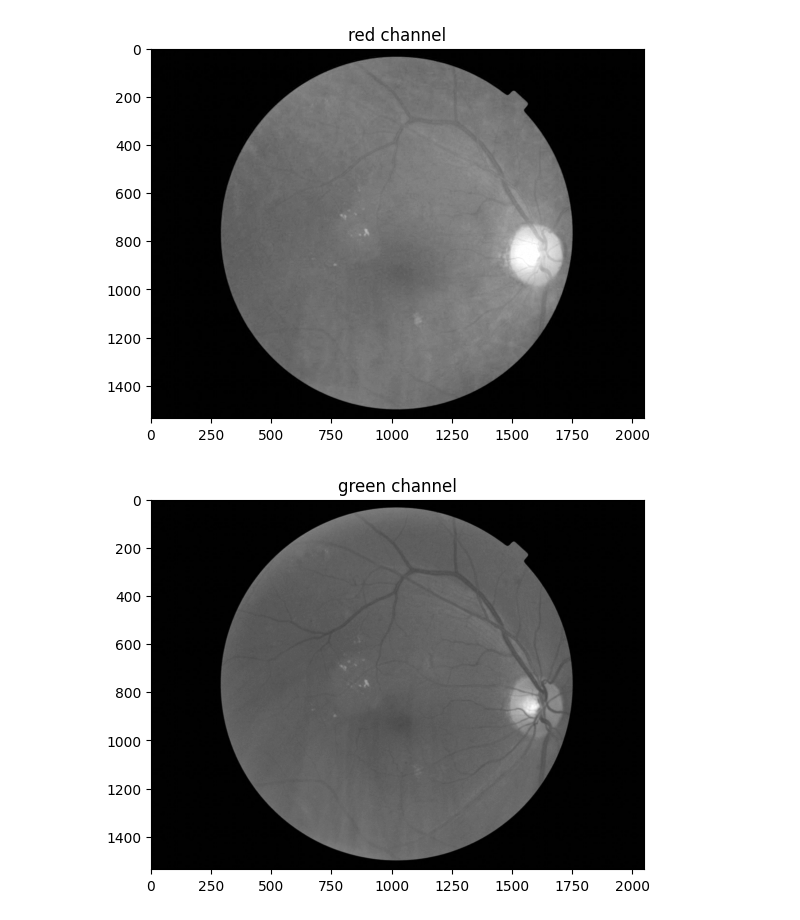
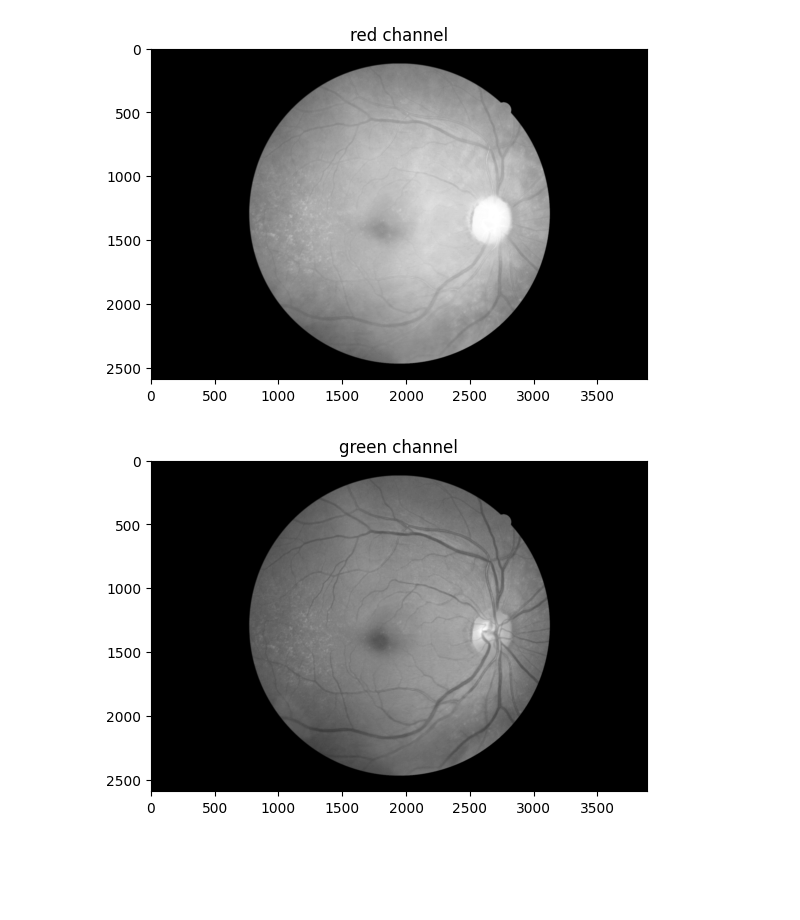
Before and after one commit to SiyungCho/Diabetic-Retinopathy-Detection, a Jupyter notebook: preprocessing.ipynb, the cells around one changed output. Cells and saved outputs as stored; diff of their text form; code cells hidden in the pictures; blank space fills up the shorter version.

```diff
--- a/preprocessing.ipynb
+++ b/preprocessing.ipynb
@@ -11,5 +13,6 @@ import cv2
 # %%
 ## read data
-path = "../train/image/"
+#path = "../train/image/"
+path = "../dataset_images/"
 image_files = os.listdir(path)
 x_train = [cv2.cvtColor(cv2.imread(os.path.join(path, file), cv2.IMREAD_COLOR), cv2.COLOR_BGR2RGB) for file in image_files]
@@ -110,17 +120,18 @@ plt.imshow(x_train_resized[130])
 # %%
 ## many researches used the green channel only as it has the best contrast
 # explore the green channel
-plt.imshow(x_train[230][:, :, 0], cmap='gray')
+idx = 200
+plt.imshow(x_train[idx][:, :, 0], cmap='gray')
 plt.title("red channel")
 plt.show()
-plt.imshow(x_train[230][:, :, 1], cmap='gray')
+plt.imshow(x_train[idx][:, :, 1], cmap='gray')
 plt.title("green channel")
 plt.show()
-plt.imshow(x_train[230][:, :, 2], cmap='gray')
+plt.imshow(x_train[idx][:, :, 2], cmap='gray')
 plt.title("blue channel")
 plt.show()
 # notice the green channel has the best contrast
 x_train_green = x_train_resized[:,:,:,1]
 # %% [output]
-[figure, old version]
+[figure, new version]
-[figure, old version]
+[figure, new version]
```
Also changed, not shown: parts of 7 cells of this notebook.
